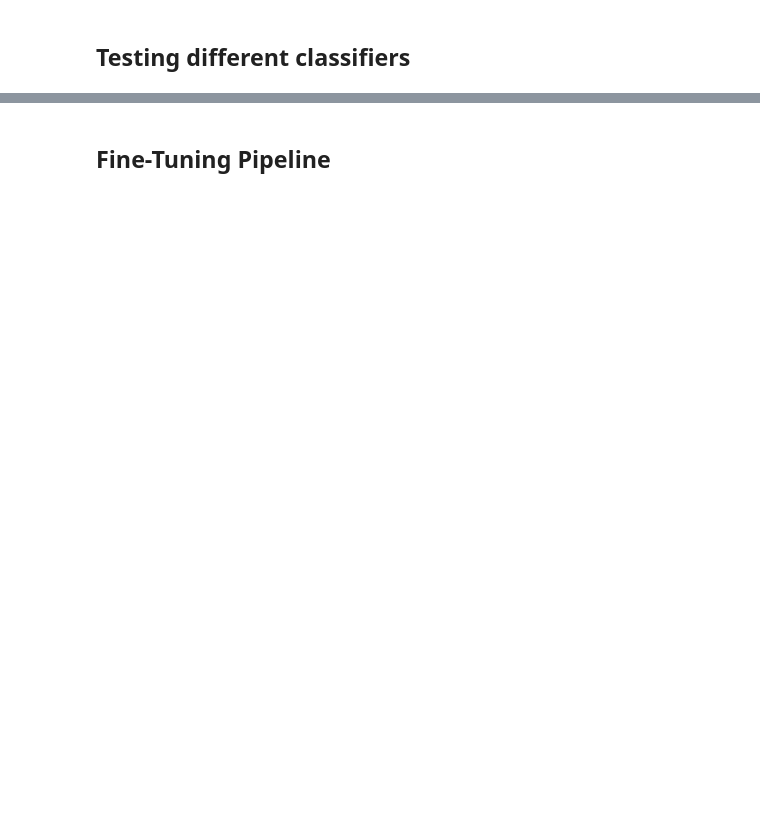
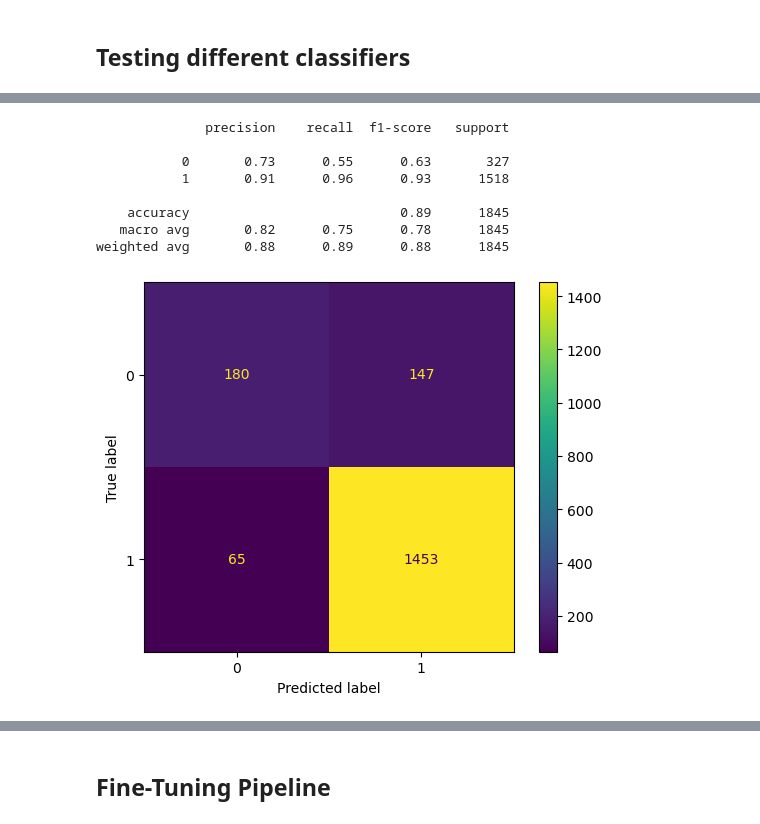
Before and after one commit to LucWill/fashion-forecasting, a Jupyter notebook: starter/starter.ipynb, the cells around one changed output, grey strips where cells are left out. Drawn from its saved outputs; the diff is of its cells as text; code cells hidden in the pictures; blank space fills up the shorter version.

```diff
--- a/starter/starter.ipynb
+++ b/starter/starter.ipynb
@@ -655,3 +828,19 @@ print('Accuracy:', accuracy_gb_pipeline)
+# %%
+from sklearn.metrics import classification_report, confusion_matrix, ConfusionMatrixDisplay
+
+print(classification_report(y_test, y_pred_gb_pipeline))
+ConfusionMatrixDisplay.from_estimator(gb_model_pipeline, X_test, y_test)
+plt.show()
+# %% [output]
+              precision    recall  f1-score   support
+
+           0       0.73      0.55      0.63       327
+           1       0.91      0.96      0.93      1518
+
+    accuracy                           0.89      1845
+   macro avg       0.82      0.75      0.78      1845
+weighted avg       0.88      0.89      0.88      1845
+[figure, added]
 # %%
 from sklearn.neural_network import MLPClassifier
 
```
Also changed, not shown: parts of 45 cells of this notebook, 3 other files.
